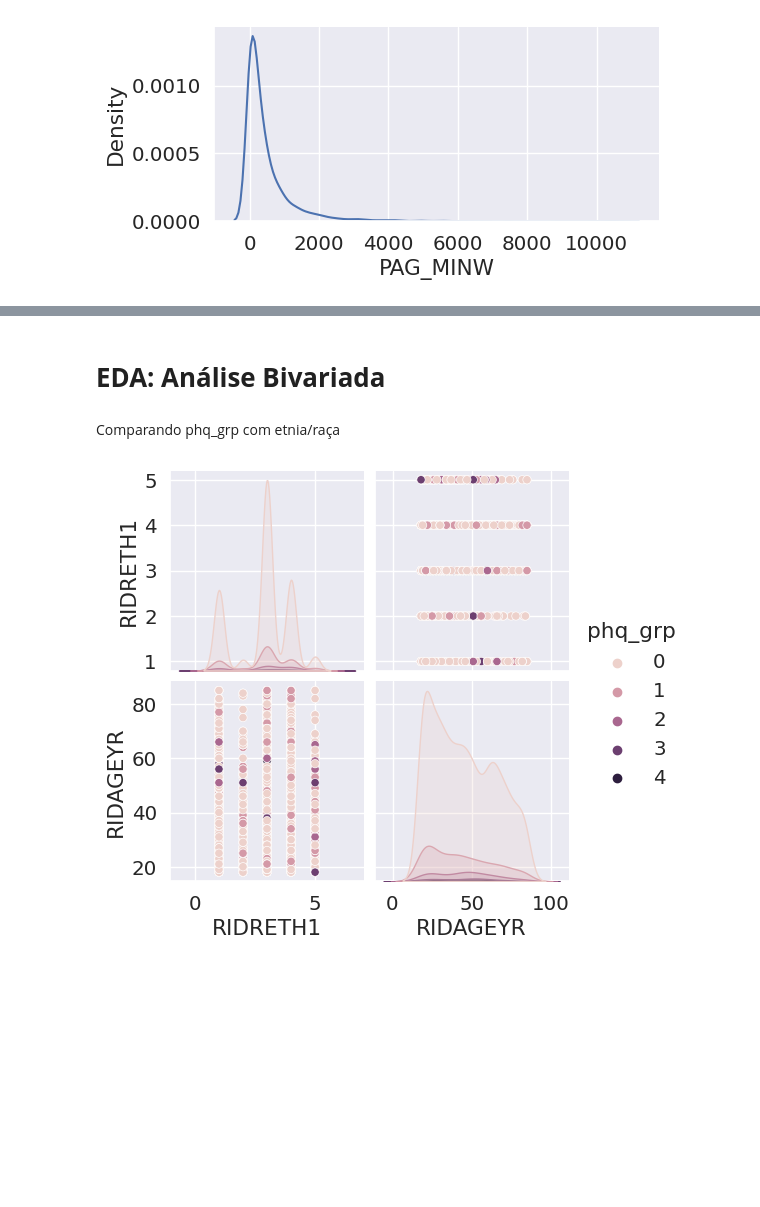
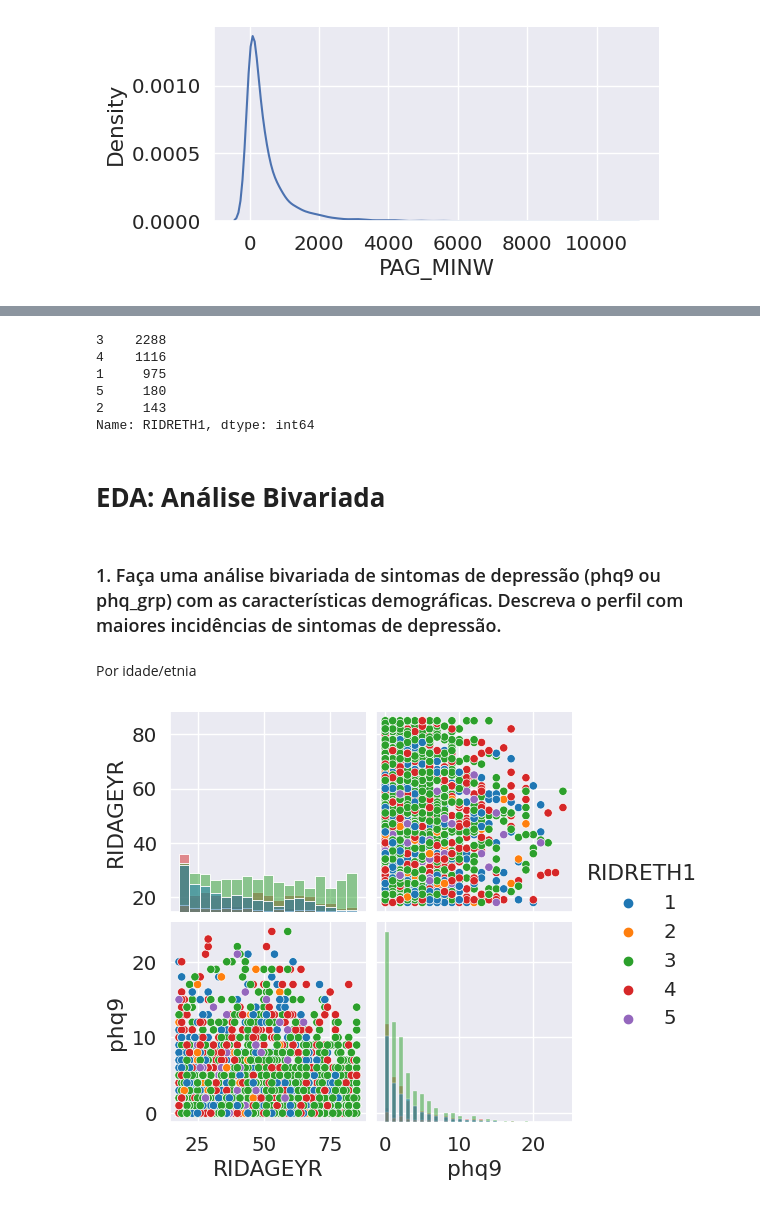
Before and after one commit to casjunior93/Desafio-Tera-Inferencia, a Jupyter notebook: DesafioTera.ipynb, the cells around one changed output, grey strips where cells are left out. Drawn from its saved outputs; the diff is of its cells as text; code cells hidden in the pictures; blank space fills up the shorter version.

Commit message:
Análise bivariada - tentativa da primeira questão

```diff
--- a/DesafioTera.ipynb
+++ b/DesafioTera.ipynb
@@ -279,13 +321,23 @@ plt.show()
+# %%
+df3.RIDRETH1.value_counts()
+# %% [output]
+3    2288
+4    1116
+1     975
+5     180
+2     143
+Name: RIDRETH1, dtype: int64
 # %% [markdown]
 # **EDA: Análise Bivariada**
-# %% [markdown]
-Comparando phq_grp com etnia/raça
+# %% [markdown]
+### 1. Faça uma análise bivariada de sintomas de depressão (phq9 ou phq_grp) com as características demográficas. Descreva o perfil com maiores incidências de sintomas de depressão.
+# %% [markdown]
+Por idade/etnia
 # %%
-sns.set_context(font_scale=0.7)
-sns.pairplot(df3, # Dados para plotar
-             hue='phq_grp', #Cada gráfico separado pelo tipo, nossa variável categórica
-            vars=['RIDRETH1','RIDAGEYR'] # Variáveis a serem analisadas
-            )
+sns.set_context(font_scale=1.5)
+#RIDAGEYR = Idade
+#RIDRETH1 = Raça/Etnia
+sns.pairplot(df3, hue='RIDRETH1', vars=['RIDAGEYR','phq9'], palette='tab10', diag_kind="hist")
 plt.show()
 # %% [output]
-[figure, old version]
+[figure, new version]
```
Also changed, not shown: parts of 24 cells of this notebook, 1 other file.
